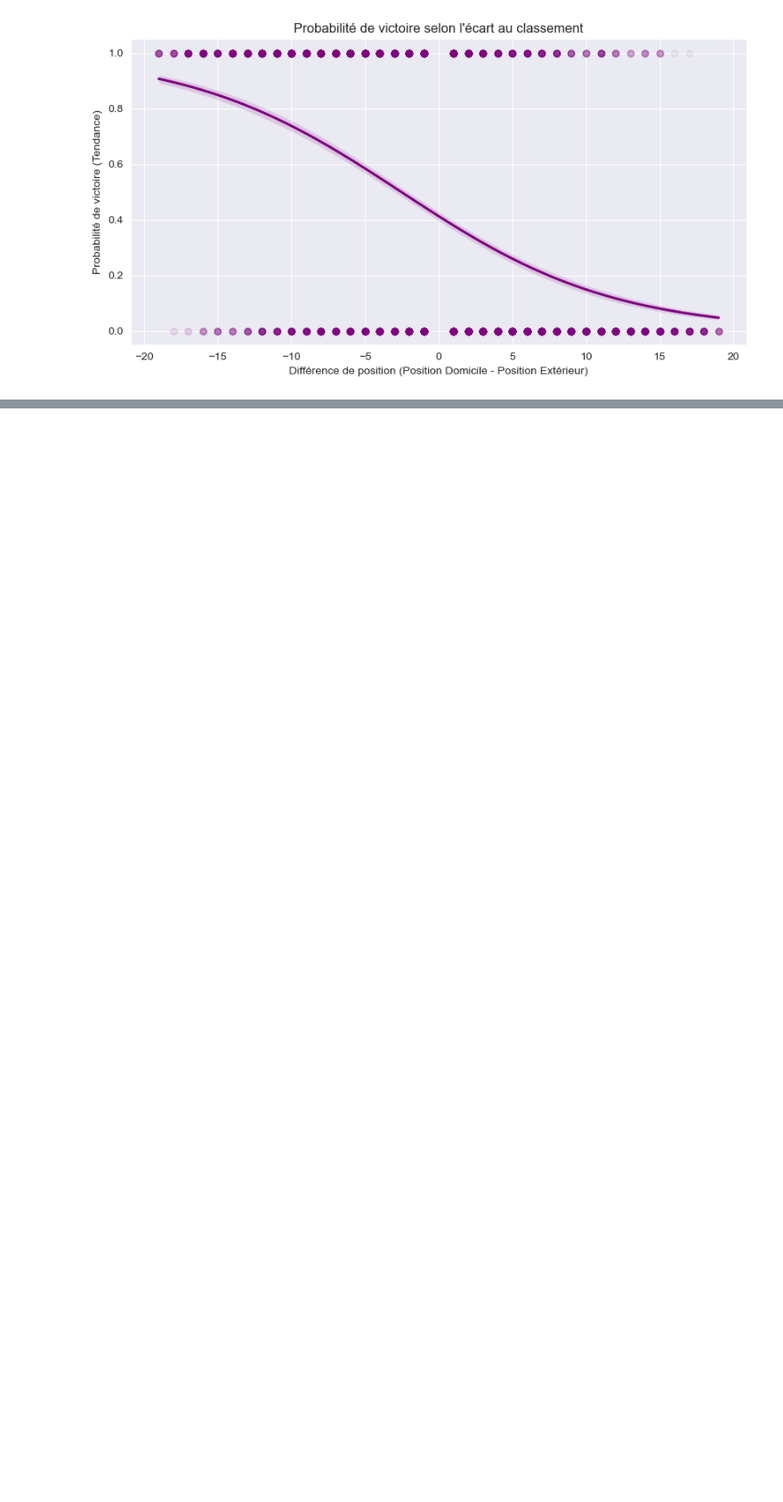
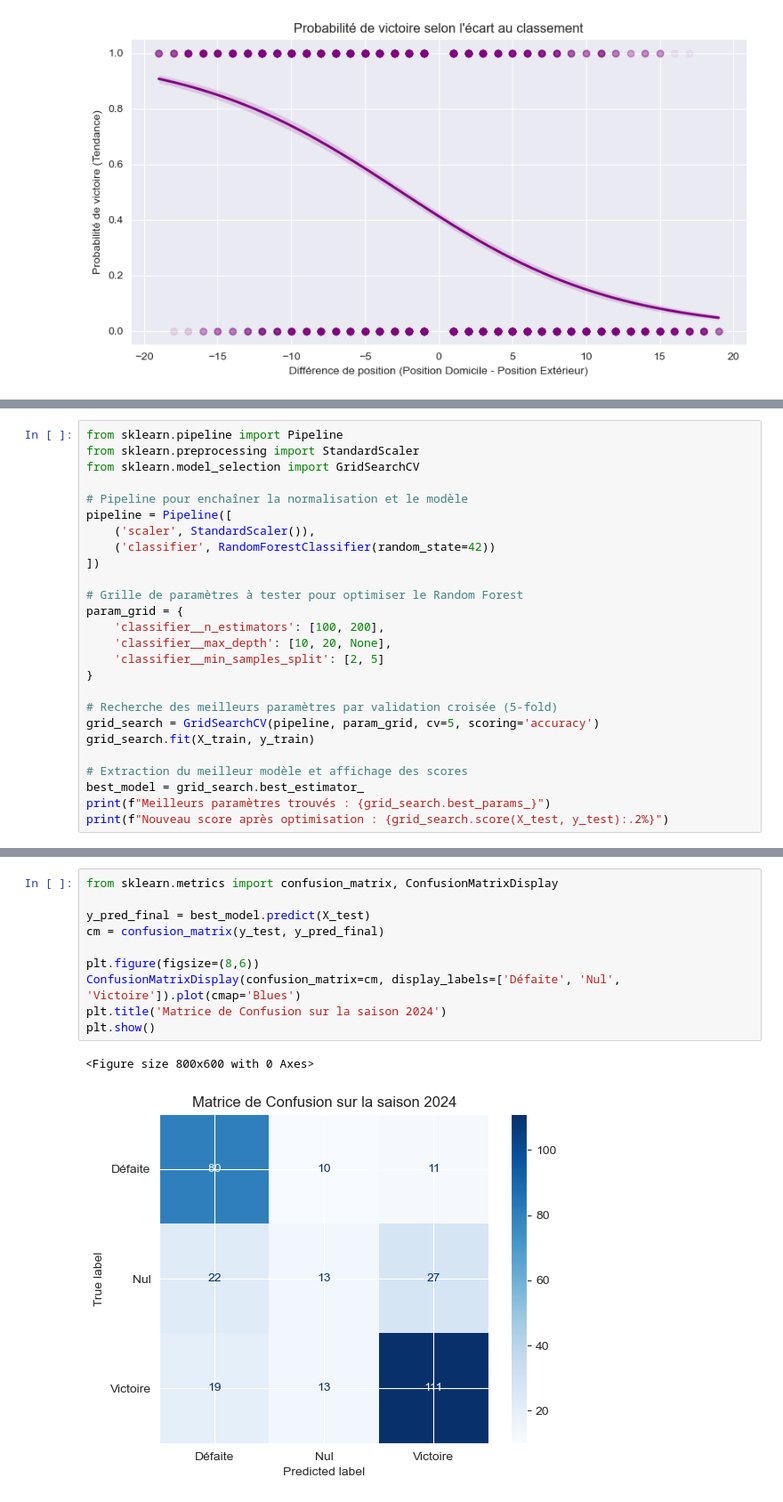
Before and after one commit to JB-PST/PredictionMatchsLigue1, a Jupyter notebook: PredictionMatchsLigue1.ipynb, the cells around one changed output, grey strips where cells are left out. Shown at 89% size. Cells and saved outputs as stored; diff of their text form; blank space fills up the shorter version.

```diff
--- a/PredictionMatchsLigue1.ipynb
+++ b/PredictionMatchsLigue1.ipynb
@@ -180,0 +259,26 @@ On a découpé cette partie en 3 étapes : d'abord la création et l'entraîneme
+# %%
+from sklearn.pipeline import Pipeline
+from sklearn.preprocessing import StandardScaler
+from sklearn.model_selection import GridSearchCV
+
+# Pipeline pour enchaîner la normalisation et le modèle
+pipeline = Pipeline([
+    ('scaler', StandardScaler()),
+    ('classifier', RandomForestClassifier(random_state=42))
+])
+
+# Grille de paramètres à tester pour optimiser le Random Forest
+param_grid = {
+    'classifier__n_estimators': [100, 200],
+    'classifier__max_depth': [10, 20, None],
+    'classifier__min_samples_split': [2, 5]
+}
+
+# Recherche des meilleurs paramètres par validation croisée (5-fold)
+grid_search = GridSearchCV(pipeline, param_grid, cv=5, scoring='accuracy')
+grid_search.fit(X_train, y_train)
+
+# Extraction du meilleur modèle et affichage des scores
+best_model = grid_search.best_estimator_
+print(f"Meilleurs paramètres trouvés : {grid_search.best_params_}")
+print(f"Nouveau score après optimisation : {grid_search.score(X_test, y_test):.2%}")
@@ -180,0 +290,13 @@ On a découpé cette partie en 3 étapes : d'abord la création et l'entraîneme
+# %%
+from sklearn.metrics import confusion_matrix, ConfusionMatrixDisplay
+
+y_pred_final = best_model.predict(X_test)
+cm = confusion_matrix(y_test, y_pred_final)
+
+plt.figure(figsize=(8,6))
+ConfusionMatrixDisplay(confusion_matrix=cm, display_labels=['Défaite', 'Nul', 'Victoire']).plot(cmap='Blues')
+plt.title('Matrice de Confusion sur la saison 2024')
+plt.show()
+# %% [output]
+<Figure size 800x600 with 0 Axes>
+[figure, added]
```
Also changed, not shown: parts of 25 cells of this notebook, 2 other files.
